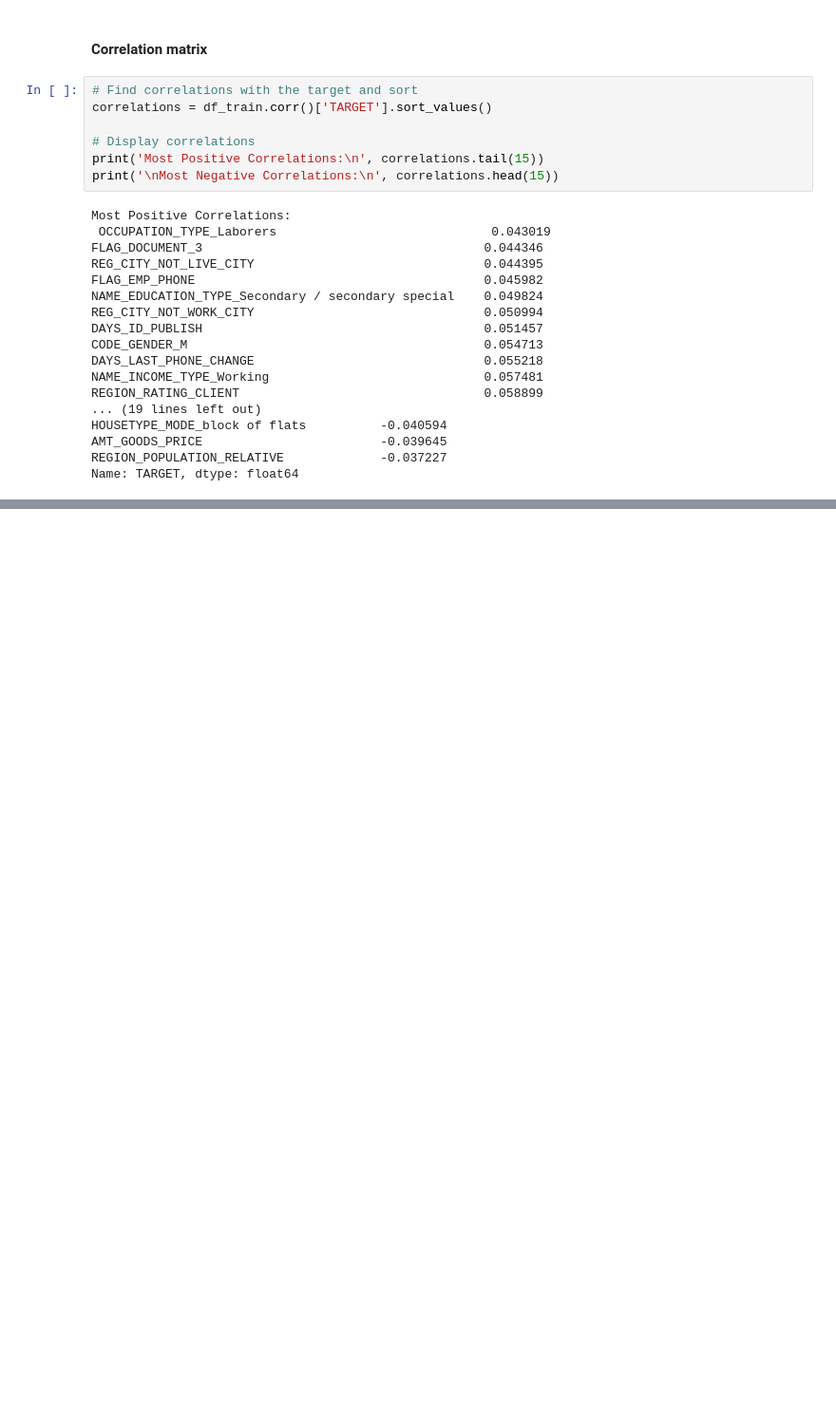
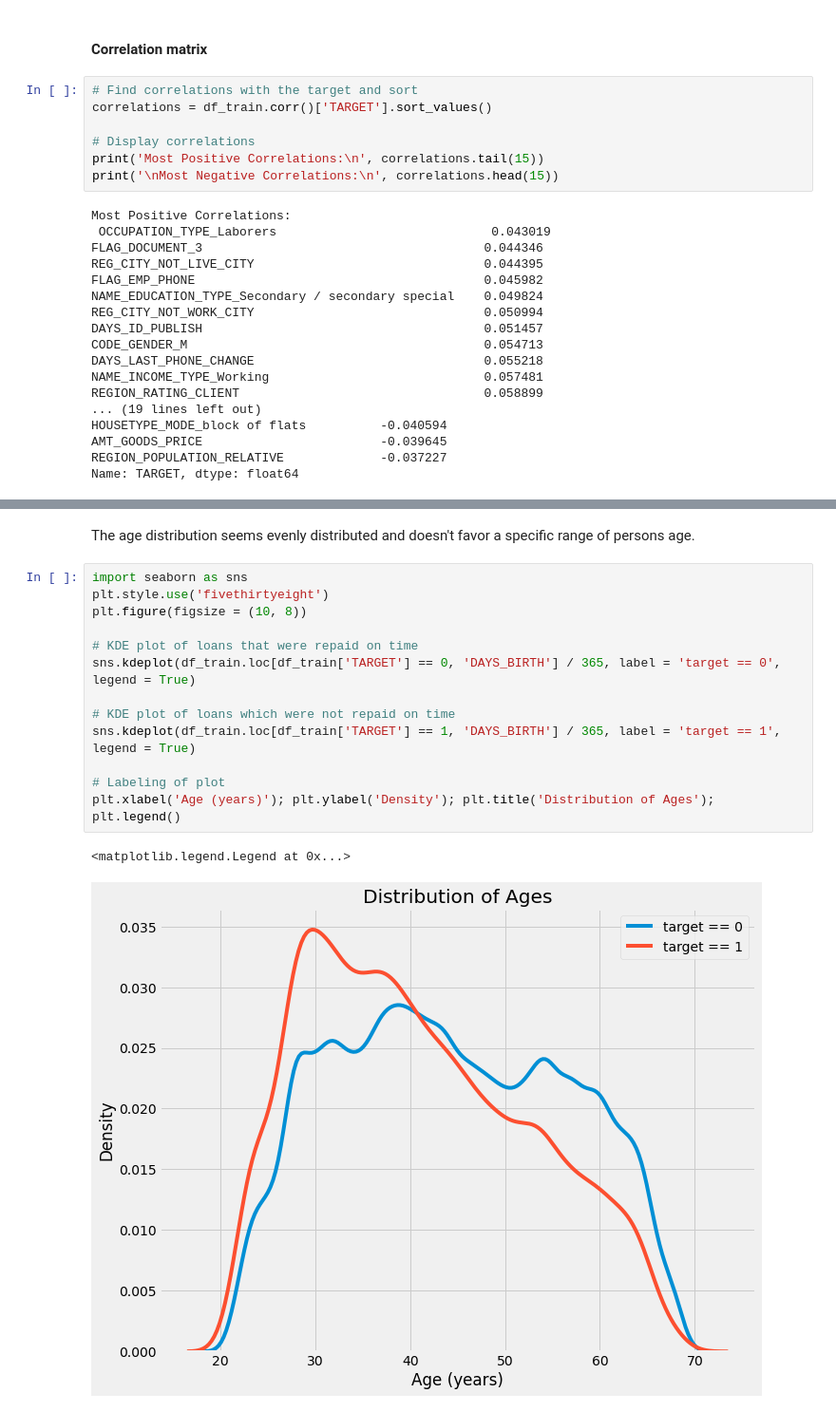
Before and after one commit to shunbolt/BDA-Project-Tran-Torrado-EFREI, a Jupyter notebook: notebooks/1.0-Tran-inital-data-exploration.ipynb, the cells around one changed output, grey strips where cells are left out. Shown at 95% size. Cells and saved outputs as stored; diff of their text form; blank space fills up the shorter version.

```diff
--- a/notebooks/1.0-Tran-inital-data-exploration.ipynb
+++ b/notebooks/1.0-Tran-inital-data-exploration.ipynb
@@ -229,0 +249,18 @@ Notable features are :
+# %% [markdown]
+The age distribution seems evenly distributed and doesn't favor a specific range of persons age.
+# %%
+import seaborn as sns
+plt.style.use('fivethirtyeight')
+plt.figure(figsize = (10, 8))
+
+# KDE plot of loans that were repaid on time
+sns.kdeplot(df_train.loc[df_train['TARGET'] == 0, 'DAYS_BIRTH'] / 365, label = 'target == 0', legend = True)
+
+# KDE plot of loans which were not repaid on time
+sns.kdeplot(df_train.loc[df_train['TARGET'] == 1, 'DAYS_BIRTH'] / 365, label = 'target == 1', legend = True)
+
+# Labeling of plot
+plt.xlabel('Age (years)'); plt.ylabel('Density'); plt.title('Distribution of Ages'); plt.legend()
+# %% [output]
+<matplotlib.legend.Legend at 0x...>
+[figure, added]
```
Also changed, not shown: parts of 14 cells of this notebook.
